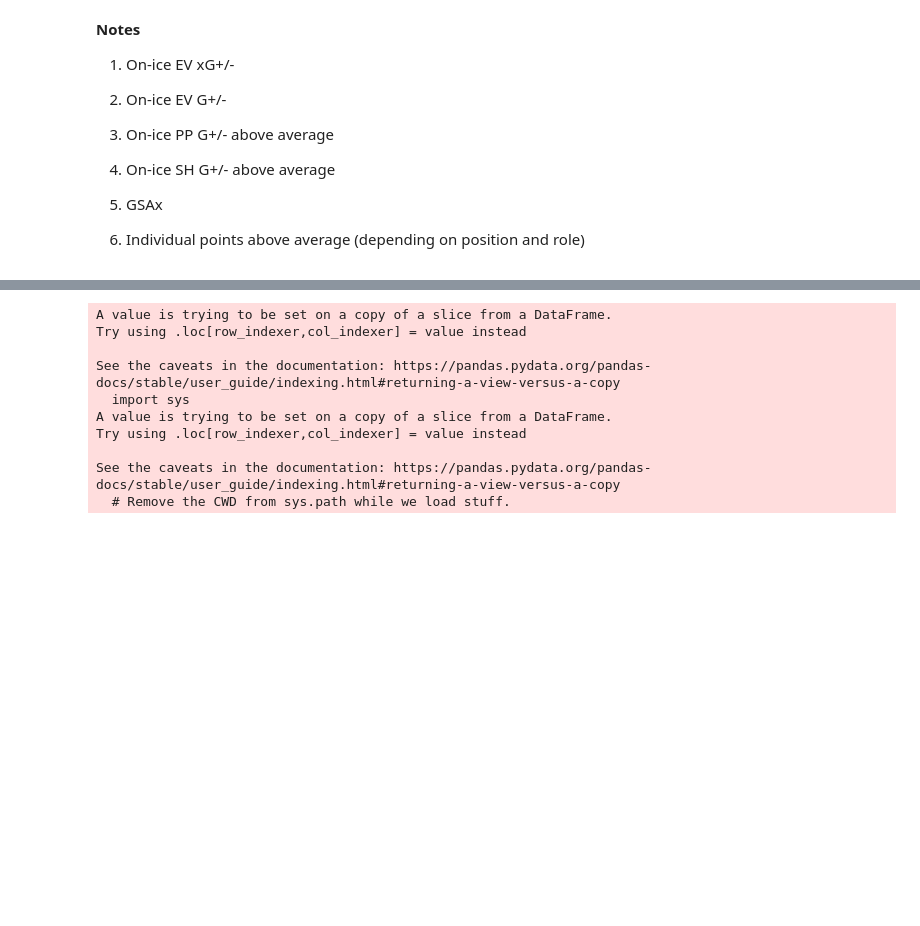
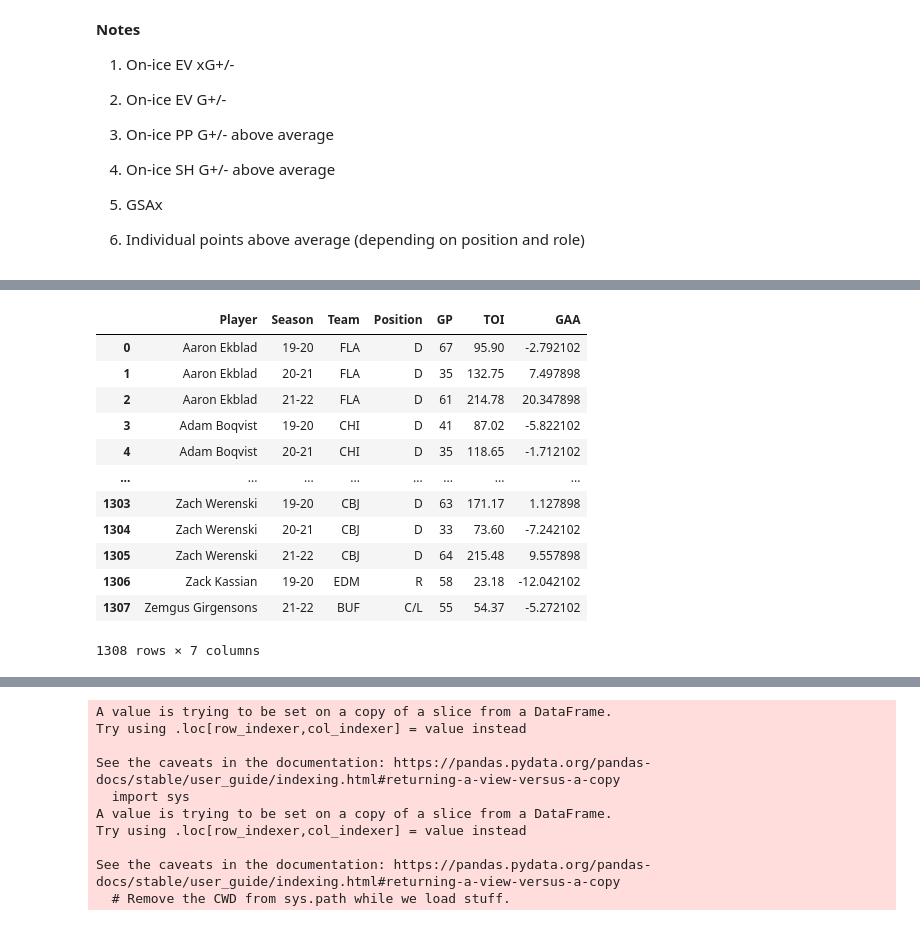
Before and after one commit to danmartin25/Hockey_Model, a Jupyter notebook: Hockey_Model_Mark_I.ipynb, the cells around one changed output, grey strips where cells are left out. Saved outputs shown, nothing was run; the diff lists cells and outputs as text; code cells hidden in the pictures; blank space fills up the shorter version.

```diff
--- a/Hockey_Model_Mark_I.ipynb
+++ b/Hockey_Model_Mark_I.ipynb
@@ -61,4 +75,18 @@ skater_PP_totals['xGAA'] = skater_PP_totals['xG+/-'] - xG_mean
 # %%
 #Drop columns
-skater_PP_totals = skater_PP_totals.drop(columns = ['xGF%','xGF','xGA','xG+/-','xGAA'])
-#skater_PP_totals
+skater_PP_totals = skater_PP_totals.drop(columns = ['GF%','xGF%','GF','GA','xGF','xGA','G+/-','xG+/-','xGAA'])
+skater_PP_totals
+# %% [output]
+|  | Player | Season | Team | Position | GP | TOI | GAA |
+| 0 | Aaron Ekblad | 19-20 | FLA | D | 67 | 95.90 | -2.792102 |
+| 1 | Aaron Ekblad | 20-21 | FLA | D | 35 | 132.75 | 7.497898 |
+| 2 | Aaron Ekblad | 21-22 | FLA | D | 61 | 214.78 | 20.347898 |
+| 3 | Adam Boqvist | 19-20 | CHI | D | 41 | 87.02 | -5.822102 |
+| 4 | Adam Boqvist | 20-21 | CHI | D | 35 | 118.65 | -1.712102 |
+| ... | ... | ... | ... | ... | ... | ... | ... |
+| 1303 | Zach Werenski | 19-20 | CBJ | D | 63 | 171.17 | 1.127898 |
+| 1304 | Zach Werenski | 20-21 | CBJ | D | 33 | 73.60 | -7.242102 |
+| 1305 | Zach Werenski | 21-22 | CBJ | D | 64 | 215.48 | 9.557898 |
+| 1306 | Zack Kassian | 19-20 | EDM | R | 58 | 23.18 | -12.042102 |
+| 1307 | Zemgus Girgensons | 21-22 | BUF | C/L | 55 | 54.37 | -5.272102 |
+1308 rows × 7 columns
```
Also changed, not shown: parts of 7 cells of this notebook.
